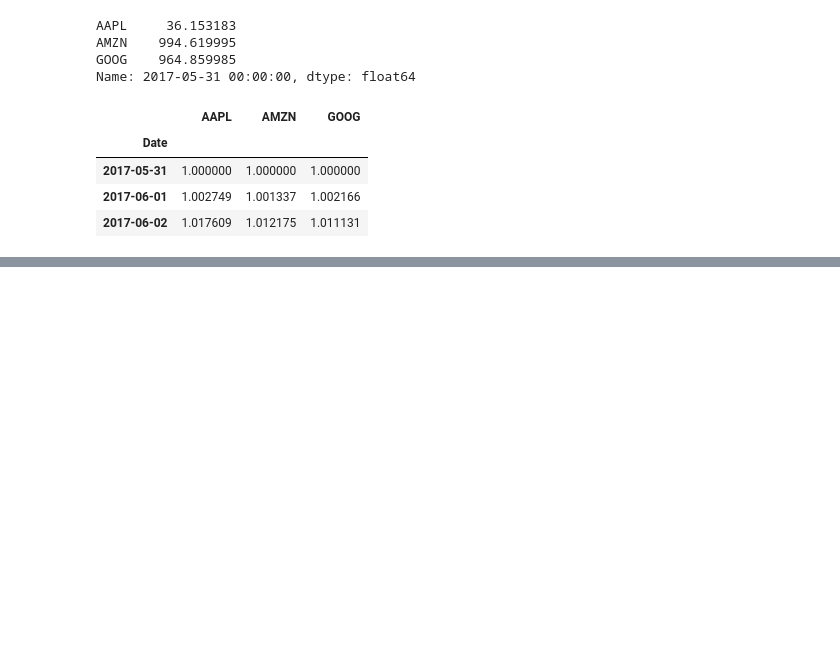
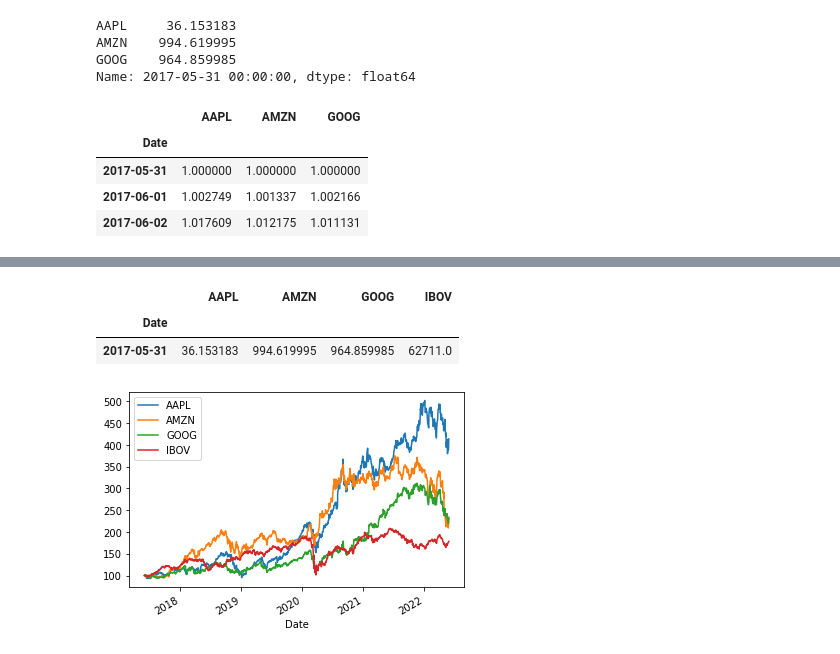
Before and after one commit to caiquemiranda/python-time-series-analysis, a Jupyter notebook: time-series-manipulation/004-manipulating-time-series.ipynb, the cells around one changed output, grey strips where cells are left out. Drawn from its saved outputs; the diff is of its cells as text; code cells hidden in the pictures; blank space fills up the shorter version.

```diff
--- a/time-series-manipulation/004-manipulating-time-series.ipynb
+++ b/time-series-manipulation/004-manipulating-time-series.ipynb
@@ -75,3 +75,7 @@ normalized.head(3)
 | 2017-05-31 | 1.000000 | 1.000000 | 1.000000 |
 | 2017-06-01 | 1.002749 | 1.001337 | 1.002166 |
 | 2017-06-02 | 1.017609 | 1.012175 | 1.011131 |
+# %%
+index = pd.read_csv('./data/^BVSP-5Y.csv', parse_dates=['Date'], index_col='Date')
+index.drop(['Open', 'High', 'Low', 'Volume', 'Close'], axis=1, inplace=True)
+index
@@ -77,0 +97,4 @@ normalized.head(3)
+# %%
+prices = pd.concat([prices, index], axis=1).dropna()
+prices.rename({'Adj Close':'IBOV'}, axis=1, inplace=True)
+prices
@@ -77,0 +149,12 @@ normalized.head(3)
+# %%
+prices.head(1)
+# %% [output]
+|  | AAPL | AMZN | GOOG | IBOV |
+| Date |  |  |  |  |
+| 2017-05-31 | 36.153183 | 994.619995 | 964.859985 | 62711.0 |
+# %%
+normalized = prices.div(prices.iloc[0]).mul(100)
+# %%
+normalized.plot();
+# %% [output]
+[figure, added]
```
Also changed, not shown: parts of 8 cells of this notebook, 3 other files.
